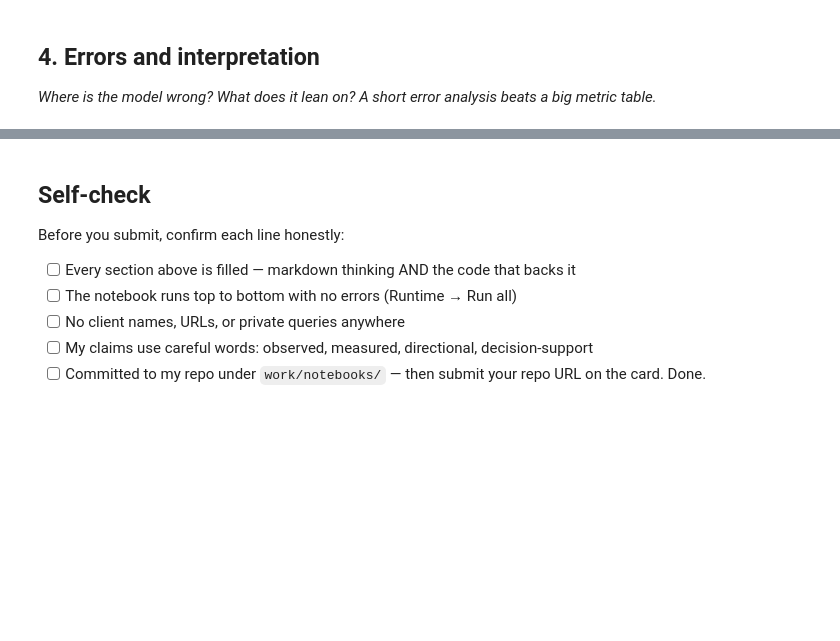
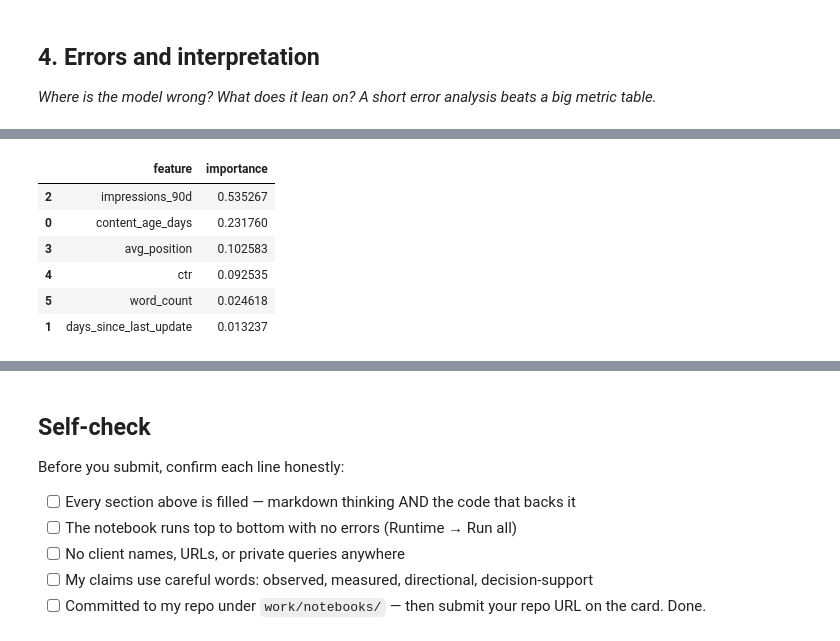
Before and after one commit to dwaynemongaya/flyrank-ml-internship_dwaynemongaya, a Jupyter notebook: work/notebooks/w05_model.ipynb, the cells around one changed output, grey strips where cells are left out. Saved outputs shown, nothing was run; the diff lists cells and outputs as text; code cells hidden in the pictures; blank space fills up the shorter version.

```diff
--- a/work/notebooks/w05_model.ipynb
+++ b/work/notebooks/w05_model.ipynb
@@ -24,0 +207,15 @@ This skeleton is yours to fill. Work the sections **in order** — each one has
+# %%
+importance_df = pd.DataFrame({
+    "feature": features,
+    "importance": tree.feature_importances_
+}).sort_values("importance", ascending=False)
+
+display(importance_df)
+# %% [output]
+|  | feature | importance |
+| 2 | impressions_90d | 0.535267 |
+| 0 | content_age_days | 0.231760 |
+| 3 | avg_position | 0.102583 |
+| 4 | ctr | 0.092535 |
+| 5 | word_count | 0.024618 |
+| 1 | days_since_last_update | 0.013237 |
```
Also changed, not shown: parts of 11 cells of this notebook.
